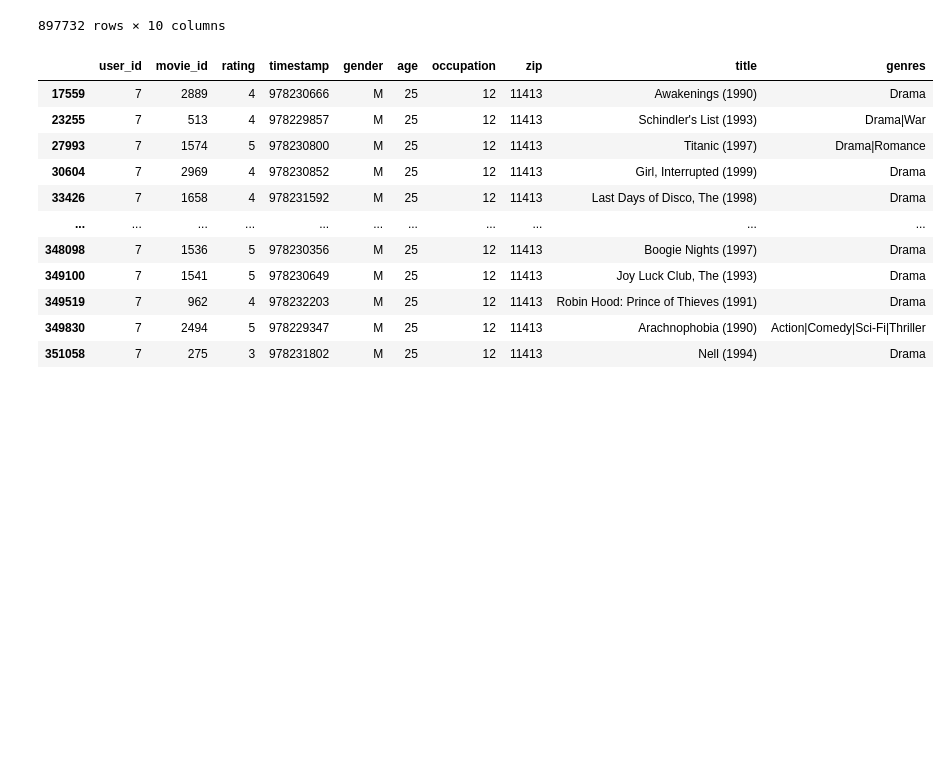
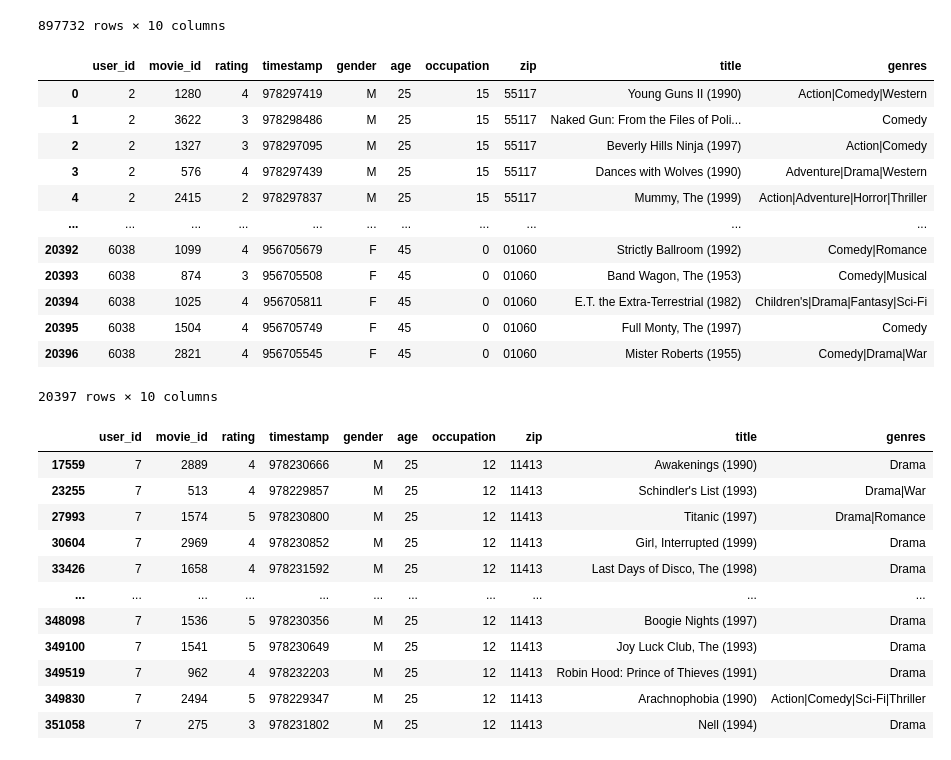
Before and after one commit to junjielyu13/Junior-Fall-Missions, a Jupyter notebook: TallerNousUsos/Practica/TNUI_P2/assigment_code_junjie.ipynb, the cells around one changed output. Saved outputs shown, nothing was run; the diff lists cells and outputs as text; code cells hidden in the pictures; blank space fills up the shorter version.

```diff
--- a/TallerNousUsos/Practica/TNUI_P2/assigment_code_junjie.ipynb
+++ b/TallerNousUsos/Practica/TNUI_P2/assigment_code_junjie.ipynb
@@ -1044,6 +1062,22 @@ def add_testdata(traindf, test_set):
     return traindf, test_left
 # %%
 train, test = add_testdata(train_set, test_set)
+# %%
+test
+# %% [output]
+|  | user_id | movie_id | rating | timestamp | gender | age | occupation | zip | title | genres |
+| 0 | 2 | 1280 | 4 | 978297419 | M | 25 | 15 | 55117 | Young Guns II (1990) | Action|Comedy|Western |
+| 1 | 2 | 3622 | 3 | 978298486 | M | 25 | 15 | 55117 | Naked Gun: From the Files of Poli... | Comedy |
+| 2 | 2 | 1327 | 3 | 978297095 | M | 25 | 15 | 55117 | Beverly Hills Ninja (1997) | Action|Comedy |
+| 3 | 2 | 576 | 4 | 978297439 | M | 25 | 15 | 55117 | Dances with Wolves (1990) | Adventure|Drama|Western |
+| 4 | 2 | 2415 | 2 | 978297837 | M | 25 | 15 | 55117 | Mummy, The (1999) | Action|Adventure|Horror|Thriller |
+| ... | ... | ... | ... | ... | ... | ... | ... | ... | ... | ... |
+| 20392 | 6038 | 1099 | 4 | 956705679 | F | 45 | 0 | 01060 | Strictly Ballroom (1992) | Comedy|Romance |
+| 20393 | 6038 | 874 | 3 | 956705508 | F | 45 | 0 | 01060 | Band Wagon, The (1953) | Comedy|Musical |
+| 20394 | 6038 | 1025 | 4 | 956705811 | F | 45 | 0 | 01060 | E.T. the Extra-Terrestrial (1982) | Children's|Drama|Fantasy|Sci-Fi |
+| 20395 | 6038 | 1504 | 4 | 956705749 | F | 45 | 0 | 01060 | Full Monty, The (1997) | Comedy |
+| 20396 | 6038 | 2821 | 4 | 956705545 | F | 45 | 0 | 01060 | Mister Roberts (1955) | Comedy|Drama|War |
+20397 rows × 10 columns
 # %%
 train[train['user_id'] == 7]
 # %% [output]
```
Also changed, not shown: parts of 12 cells of this notebook.
